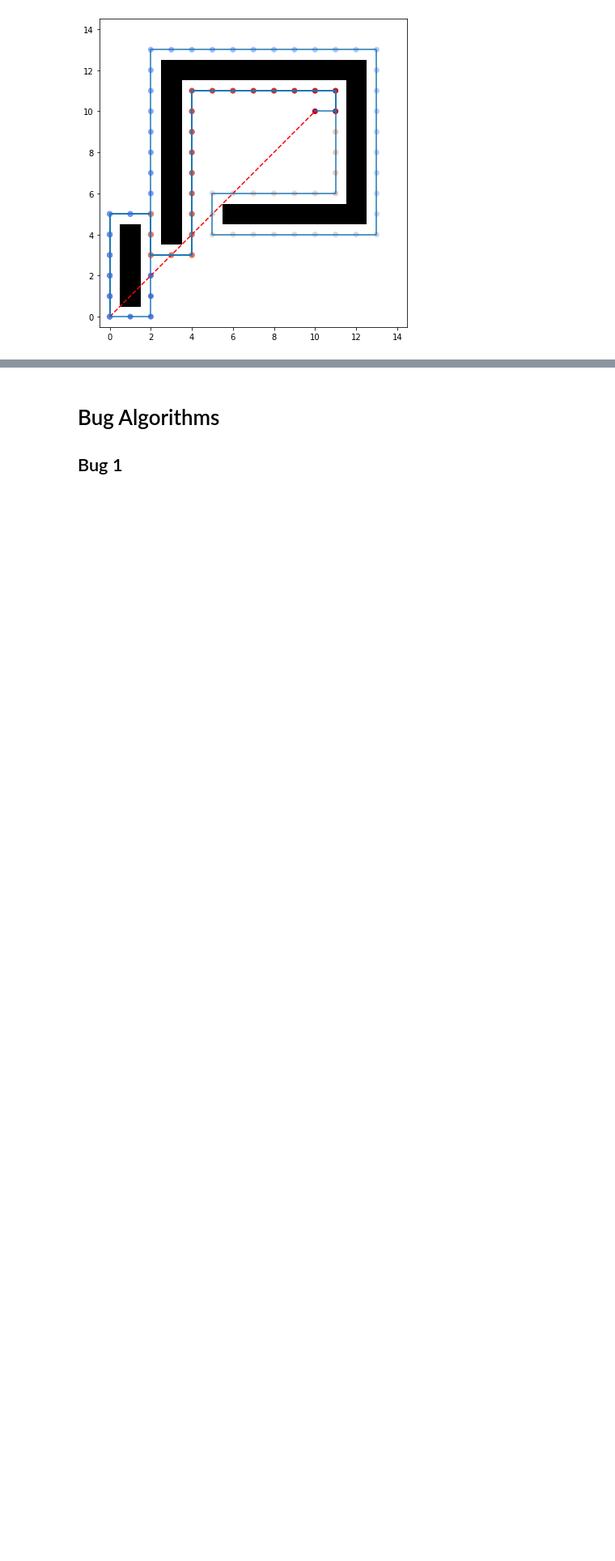
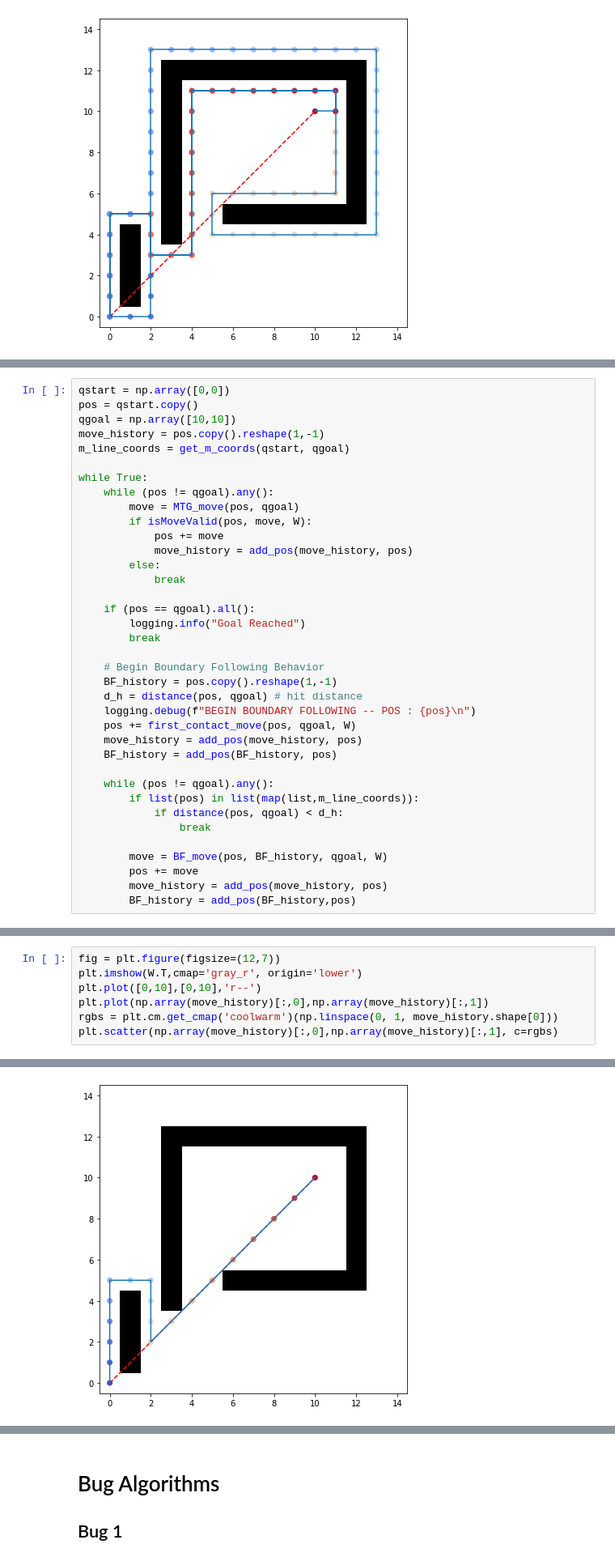
Before and after one commit to WhiffleFish/ASEN5519, a Jupyter notebook: HW1/7a.ipynb, the cells around one changed output, grey strips where cells are left out. Shown at 81% size. Saved outputs shown, nothing was run; the diff lists cells and outputs as text; blank space fills up the shorter version.

```diff
--- a/HW1/7a.ipynb
+++ b/HW1/7a.ipynb
@@ -99,0 +104,37 @@ plt.scatter(np.array(move_history)[:,0],np.array(move_history)[:,1], c=rgbs)
+# %%
+qstart = np.array([0,0])
+pos = qstart.copy()
+qgoal = np.array([10,10])
+move_history = pos.copy().reshape(1,-1)
+m_line_coords = get_m_coords(qstart, qgoal)
+
+while True:
+    while (pos != qgoal).any():
+        move = MTG_move(pos, qgoal)
+        if isMoveValid(pos, move, W):
+            pos += move
+            move_history = add_pos(move_history, pos)
+        else:
+            break
+
+    if (pos == qgoal).all():
+        logging.info("Goal Reached")
+        break
+
+    # Begin Boundary Following Behavior
+    BF_history = pos.copy().reshape(1,-1)
+    d_h = distance(pos, qgoal) # hit distance
+    logging.debug(f"BEGIN BOUNDARY FOLLOWING -- POS : {pos}\n")
+    pos += first_contact_move(pos, qgoal, W)
+    move_history = add_pos(move_history, pos)
+    BF_history = add_pos(BF_history, pos)
+
+    while (pos != qgoal).any():
+        if list(pos) in list(map(list,m_line_coords)):
+            if distance(pos, qgoal) < d_h:
+                break
+
+        move = BF_move(pos, BF_history, qgoal, W)
+        pos += move
+        move_history = add_pos(move_history, pos)
+        BF_history = add_pos(BF_history,pos)
@@ -99,0 +143,8 @@ plt.scatter(np.array(move_history)[:,0],np.array(move_history)[:,1], c=rgbs)
+# %%
+fig = plt.figure(figsize=(12,7))
+plt.imshow(W.T,cmap='gray_r', origin='lower')
+plt.plot([0,10],[0,10],'r--')
+plt.plot(np.array(move_history)[:,0],np.array(move_history)[:,1])
+rgbs = plt.cm.get_cmap('coolwarm')(np.linspace(0, 1, move_history.shape[0]))
+plt.scatter(np.array(move_history)[:,0],np.array(move_history)[:,1], c=rgbs)
+# %% [output]
@@ -99,0 +152 @@ plt.scatter(np.array(move_history)[:,0],np.array(move_history)[:,1], c=rgbs)
+[figure, added]
```
Also changed, not shown: parts of 9 cells of this notebook, 3 other files.
